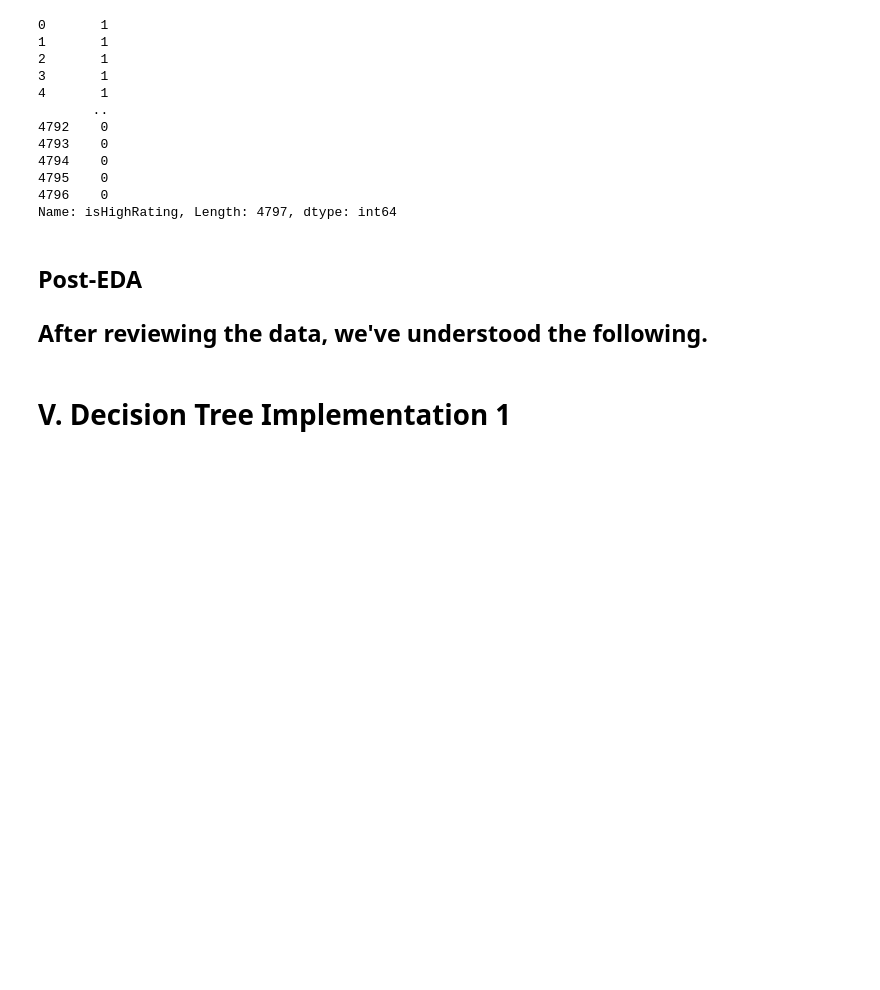
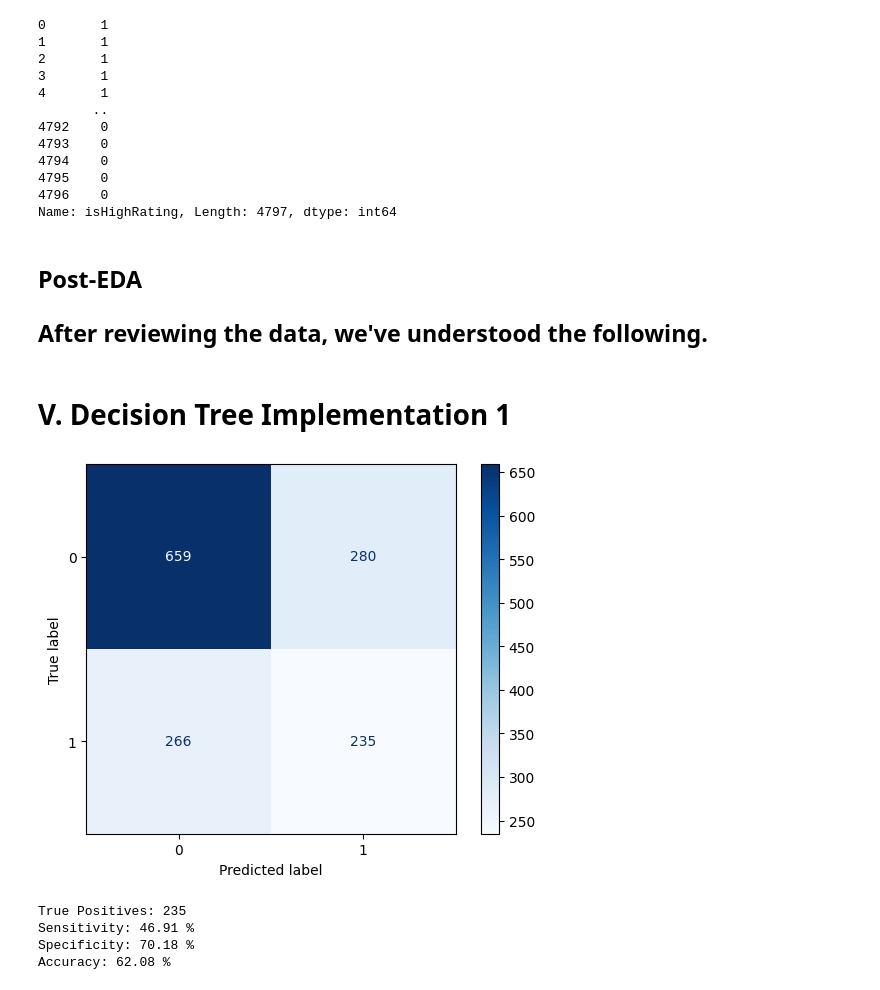
Before and after one commit to louis-uwie/CSCI111-Zomato-Recommendation-Analysis, a Jupyter notebook: LOZADA, BINWAG, CSCI 211 - On Zomato.ipynb, the cells around one changed output. Cells and saved outputs as stored; diff of their text form; code cells hidden in the pictures; blank space fills up the shorter version.

```diff
--- a/LOZADA, BINWAG, CSCI 211 - On Zomato.ipynb
+++ b/LOZADA, BINWAG, CSCI 211 - On Zomato.ipynb
@@ -641,3 +641,28 @@ After reviewing the data, we've understood the following.
 # %%
 ## 70% train, 30% others (as a working concept, assume that other)
 X_train, X_other, y_train, y_other = train_test_split(X, y, test_size = 0.3, random_state = 45)
+# %%
+dec_tree = DecisionTreeClassifier(random_state = 45)
+dec_tree.fit(X_train, y_train)
+
+y_pred = dec_tree.predict(X_other)
+cm = confusion_matrix(y_other, y_pred)
+cm_display = ConfusionMatrixDisplay(cm, display_labels = dec_tree.classes_)
+cm_display.plot(cmap = plt.cm.Blues)
+plt.show()
+# %% [output]
+[figure, added]
+# %%
+tn, fp, fn, tp = cm.ravel()
+sensitivity = tp / (tp + fn) if (tp + fn) != 0 else 0
+specificity = tn / (tn + fp) if (tn + fp) != 0 else 0
+accuracy = accuracy_score(y_other, y_pred)
+print(f"True Positives: {tp}")
+print(f"Sensitivity: {sensitivity*100:.2f} %")
+print(f"Specificity: {specificity*100:.2f} %")
+print(f"Accuracy: {accuracy*100:.2f} %")
+# %% [output]
+True Positives: 235
+Sensitivity: 46.91 %
+Specificity: 70.18 %
+Accuracy: 62.08 %
```
